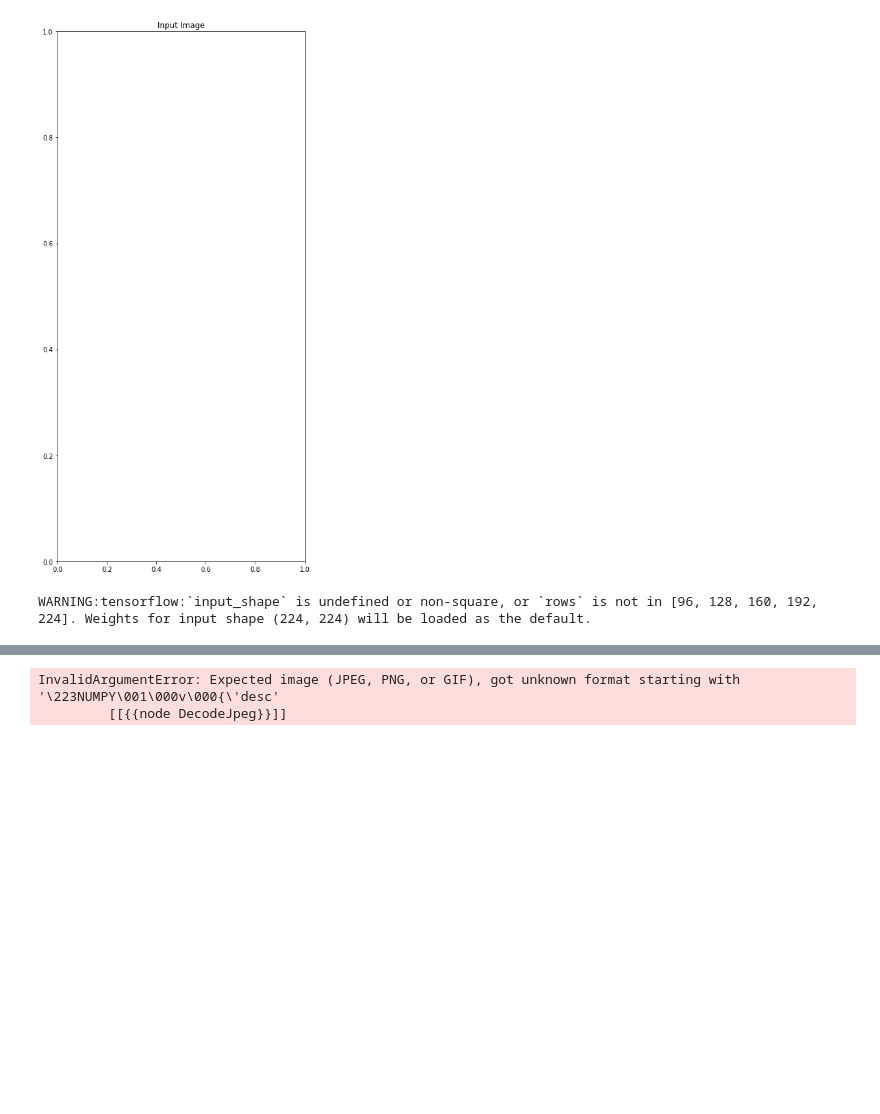
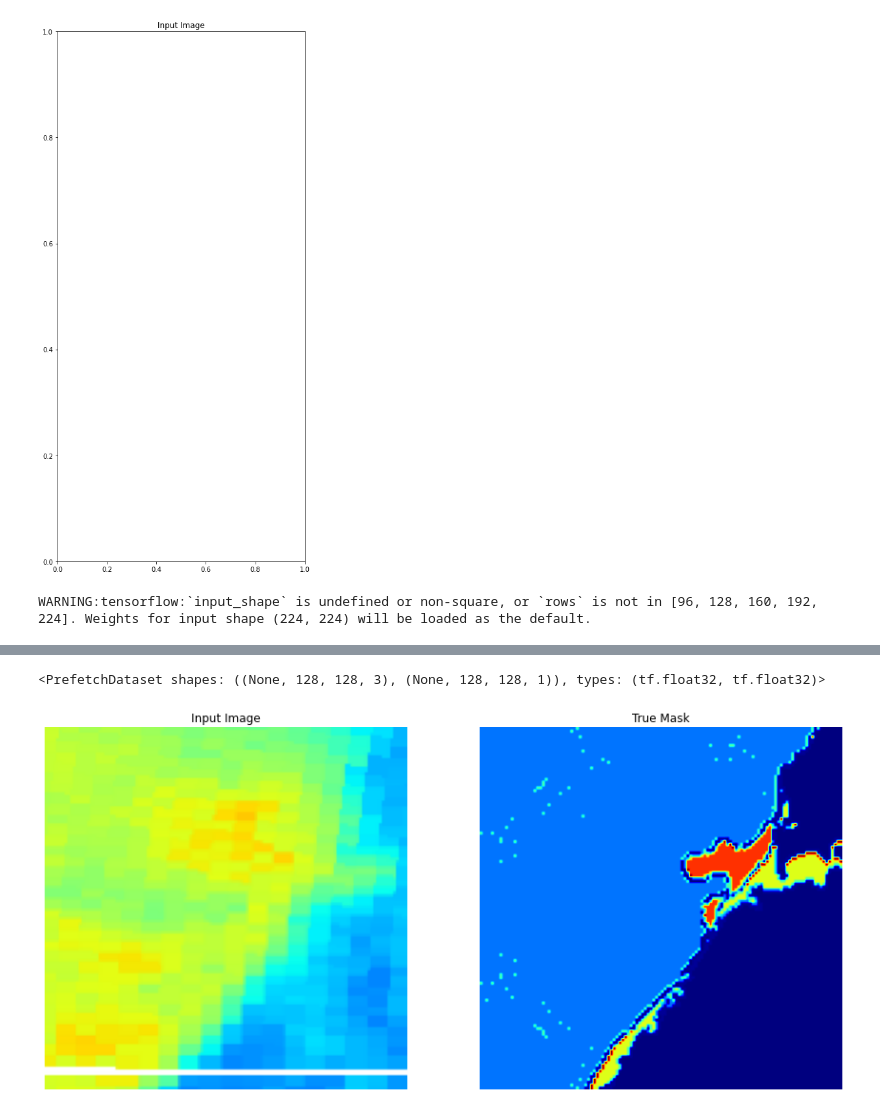
Before and after one commit to LittlematchLM/sea_ice_classification, a Jupyter notebook: train_test.ipynb, the cells around one changed output, grey strips where cells are left out. Cells and saved outputs as stored; diff of their text form; code cells hidden in the pictures; blank space fills up the shorter version.

```diff
--- a/train_test.ipynb
+++ b/train_test.ipynb
@@ -260,5 +272,7 @@ AUTOTUNE = tf.data.experimental.AUTOTUNE
 # %%
 import random
 import glob
-image_paths = list(glob.glob(sigmod0_npy_dir + '*.npy'))
-mask_paths = list(glob.glob(aari_normail_npy_dir + '*.npy'))
+
+
+image_paths = sigmod0_img_files
+mask_paths = aari_img_files
@@ -302,8 +354,8 @@ train_mask_path_ds = tf.data.Dataset.from_tensor_slices(train_mask_paths)
 test_img_path_ds = tf.data.Dataset.from_tensor_slices(test_image_paths)
 test_mask_path_ds = tf.data.Dataset.from_tensor_slices(test_mask_paths)
 # %%
-train_image_ds = img_path_ds.map(load_and_preprocess_image, num_parallel_calls=AUTOTUNE)
-train_mask_ds = mask_path_ds.map(load_and_preprocess_mask, num_parallel_calls=AUTOTUNE)
+train_image_ds = train_img_path_ds.map(load_and_preprocess_image, num_parallel_calls=AUTOTUNE)
+train_mask_ds = train_mask_path_ds.map(load_and_preprocess_mask, num_parallel_calls=AUTOTUNE)
 
-test_image_ds = img_path_ds.map(load_and_preprocess_image, num_parallel_calls=AUTOTUNE)
-test_mask_ds = mask_path_ds.map(load_and_preprocess_mask, num_parallel_calls=AUTOTUNE)
+test_image_ds = test_img_path_ds.map(load_and_preprocess_image, num_parallel_calls=AUTOTUNE)
+test_mask_ds = test_mask_path_ds.map(load_and_preprocess_mask, num_parallel_calls=AUTOTUNE)
@@ -314,3 +362,3 @@ test_mask_ds
 # %%
-train_dir_ds = tf.data.Dataset.zip((train_image_ds,train_mask_ds))
-test_dir_ds = tf.data.Dataset.zip((test_image_ds,test_mask_ds))
+train = tf.data.Dataset.zip((train_image_ds,train_mask_ds))
+test = tf.data.Dataset.zip((test_image_ds,test_mask_ds))
@@ -317,6 +374,23 @@ test_dir_ds = tf.data.Dataset.zip((test_image_ds,test_mask_ds))
+# %%
+train_dataset
+# %% [output]
+<PrefetchDataset shapes: ((None, 128, 128, 3), (None, 128, 128, 1)), types: (tf.float32, tf.float32)>
+# %%
+def display(display_list):
+    plt.figure(figsize=(15, 15))
+
+    title = ['Input Image', 'True Mask', 'Predicted Mask']
+
+    for i in range(len(display_list)):
+        plt.subplot(1, len(display_list), i+1)
+        plt.title(title[i])
+        plt.imshow(tf.keras.preprocessing.image.array_to_img(display_list[i]),vmin=0,cmap = plt.cm.jet)
+#         cb = plt.colorbar()
+        plt.axis('off')
+    plt.show()
 # %%
-for image, mask in train_dir_ds.take(1):
+for image, mask in train.take(3):
     sample_image, sample_mask = image, mask
+display([sample_image, sample_mask])
 # %% [output]
-InvalidArgumentError: Expected image (JPEG, PNG, or GIF), got unknown format starting with '\223NUMPY\001\000v\000{\'desc'
-         [[{{node DecodeJpeg}}]]
+[figure, added]
```
Also changed, not shown: parts of 31 cells of this notebook, 5 other files.
